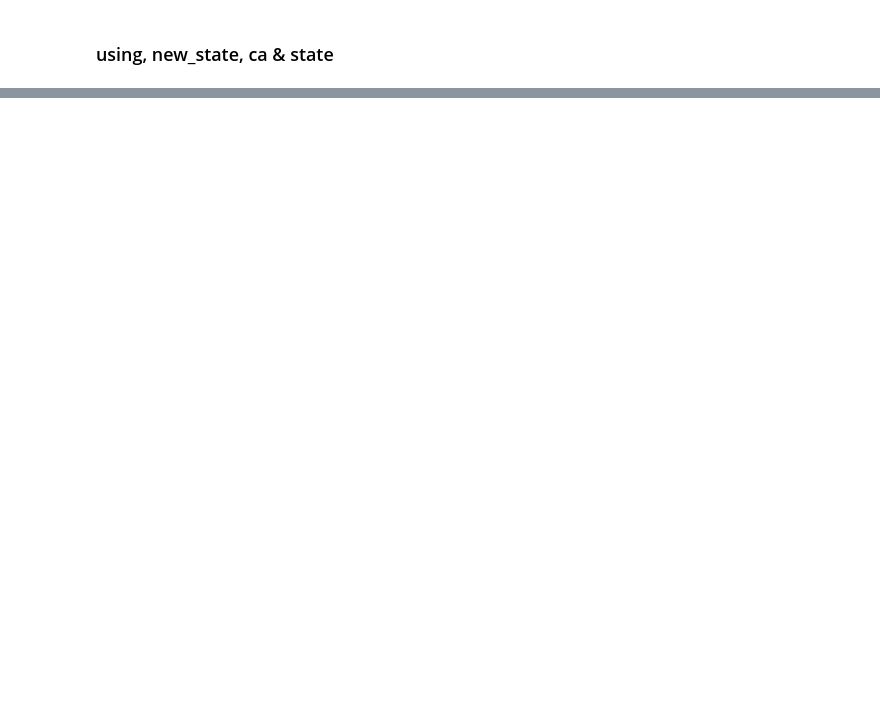
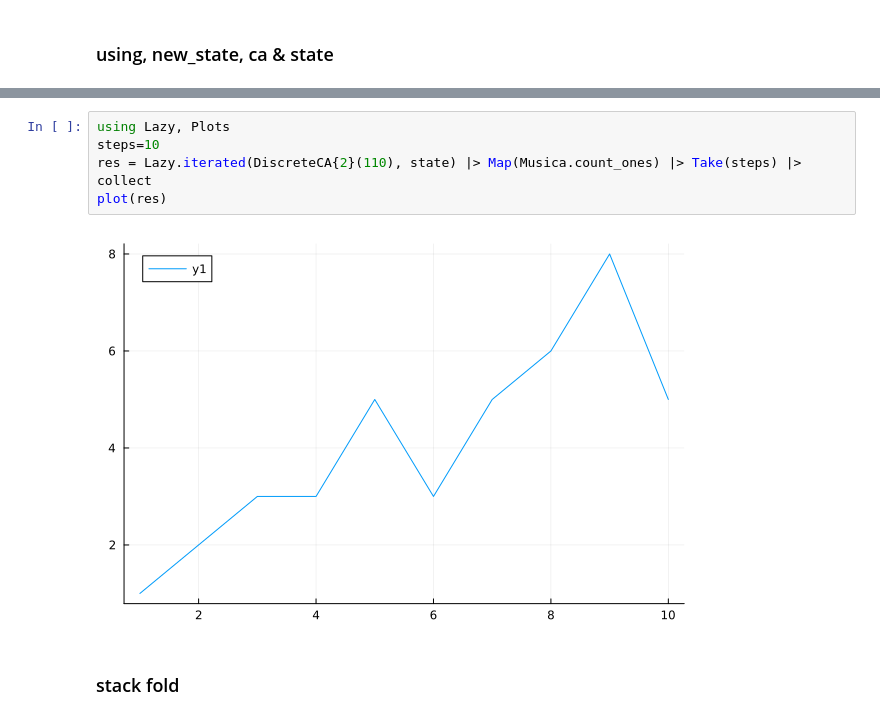
Before and after one commit to ORBAT/Musica, a Jupyter notebook: src/scratch.ipynb, the cells around one changed output, grey strips where cells are left out. Drawn from its saved outputs; the diff is of its cells as text; blank space fills up the shorter version.

```diff
--- a/src/scratch.ipynb
+++ b/src/scratch.ipynb
@@ -140,0 +164,9 @@ floor((num_cycles * scale_factor) * π) = 301.0
+# %%
+using Lazy, Plots
+steps=10
+res = Lazy.iterated(DiscreteCA{2}(110), state) |> Map(Musica.count_ones) |> Take(steps) |> collect
+plot(res)
+# %% [output]
+[figure, added]
+# %% [markdown]
+### stack fold
```
Also changed, not shown: parts of 8 cells of this notebook.
